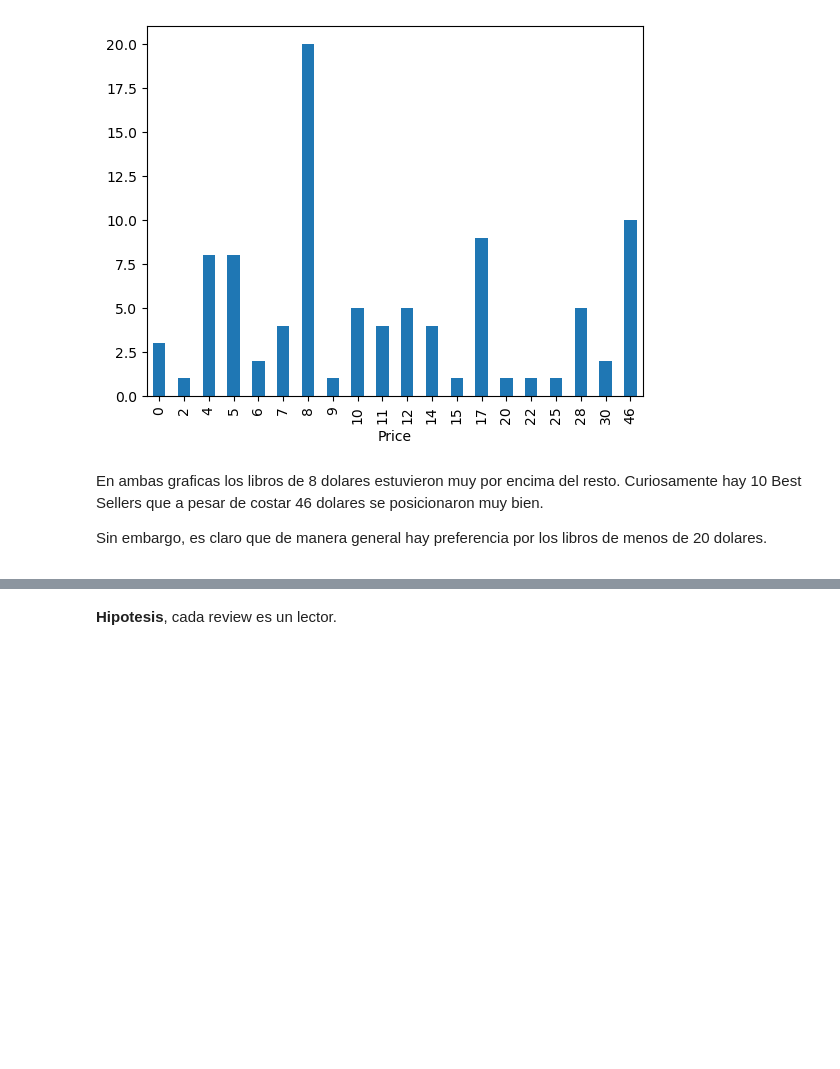
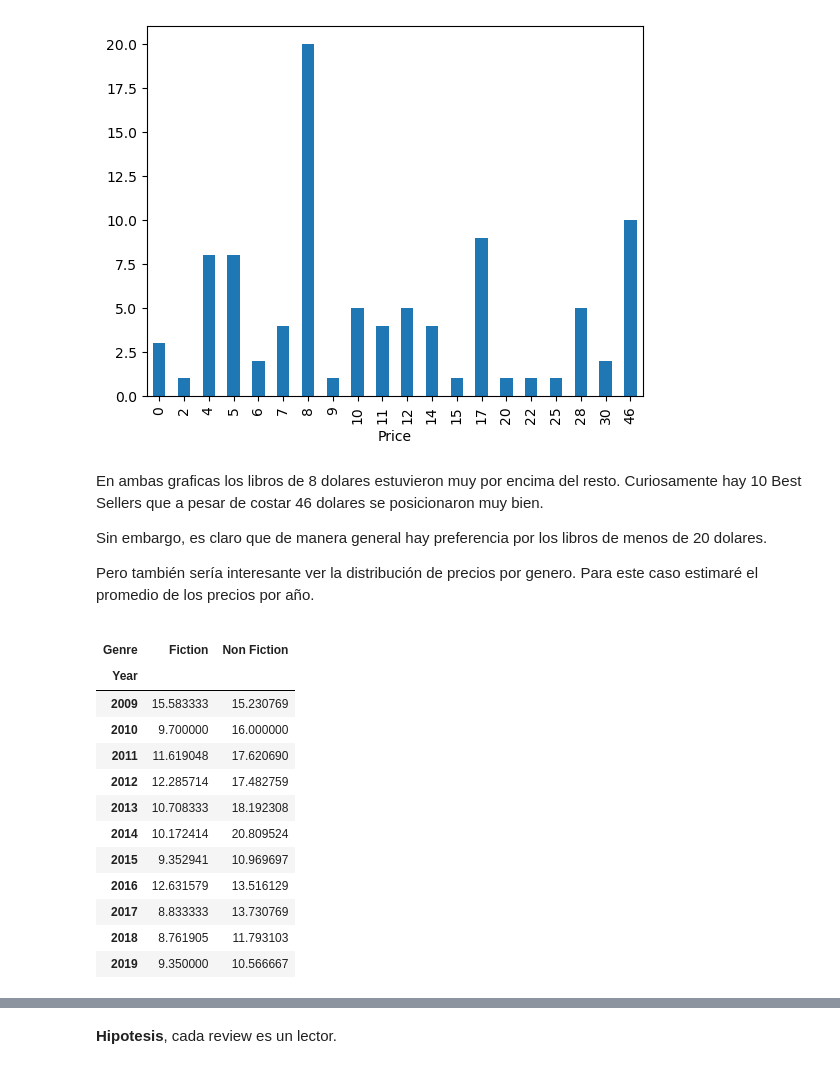
Before and after one commit to laverde-c/Best-Sellers, a Jupyter notebook: Best_sellers.ipynb, the cells around one changed output, grey strips where cells are left out. Drawn from its saved outputs; the diff is of its cells as text; code cells hidden in the pictures; blank space fills up the shorter version.

```diff
--- a/Best_sellers.ipynb
+++ b/Best_sellers.ipynb
@@ -188,4 +238,23 @@ price_b10.plot(kind='bar', x='Price', y='price')
 <p> En ambas graficas los libros de 8 dolares estuvieron muy por encima del resto. Curiosamente hay 10 Best Sellers que a pesar de costar 46 dolares se posicionaron muy bien.
 
 Sin embargo, es claro que de manera general hay preferencia por los libros de menos de 20 dolares.
+
+Pero también sería interesante ver la distribución de precios por genero. Para este caso estimaré el promedio de los precios por año.
 </p>
+# %%
+gnere_price_year = df.pivot_table(index='Year',columns='Genre', values='Price',aggfunc='mean')
+gnere_price_year
+# %% [output]
+| Genre | Fiction | Non Fiction |
+| Year |  |  |
+| 2009 | 15.583333 | 15.230769 |
+| 2010 | 9.700000 | 16.000000 |
+| 2011 | 11.619048 | 17.620690 |
+| 2012 | 12.285714 | 17.482759 |
+| 2013 | 10.708333 | 18.192308 |
+| 2014 | 10.172414 | 20.809524 |
+| 2015 | 9.352941 | 10.969697 |
+| 2016 | 12.631579 | 13.516129 |
+| 2017 | 8.833333 | 13.730769 |
+| 2018 | 8.761905 | 11.793103 |
+| 2019 | 9.350000 | 10.566667 |
```
Also changed, not shown: parts of 10 cells of this notebook, 1 other file.
